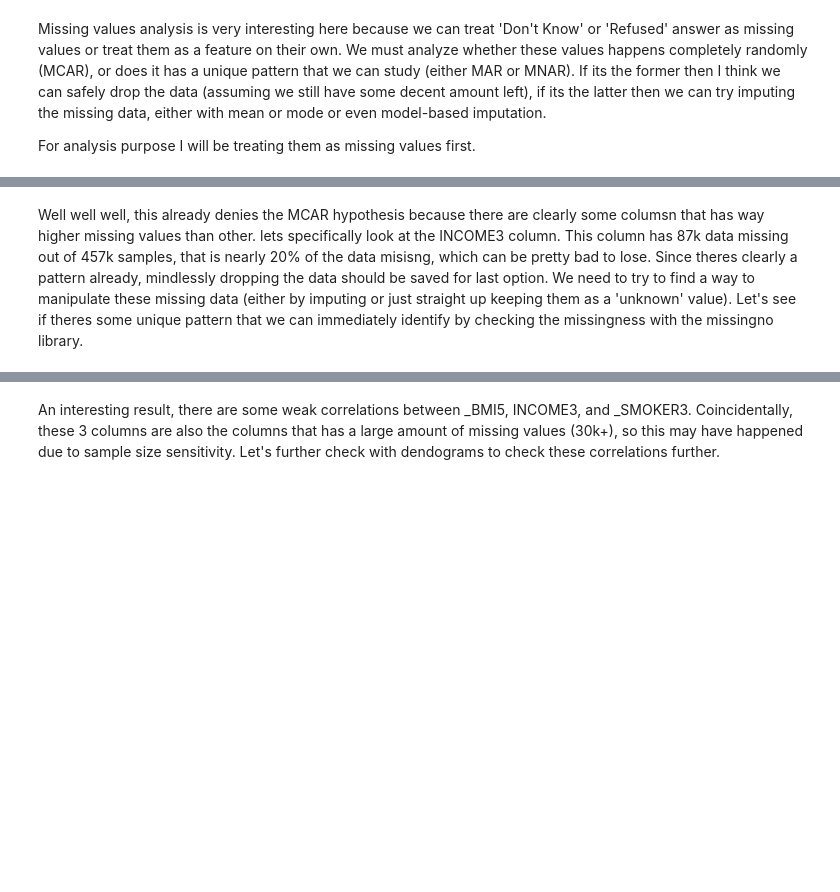
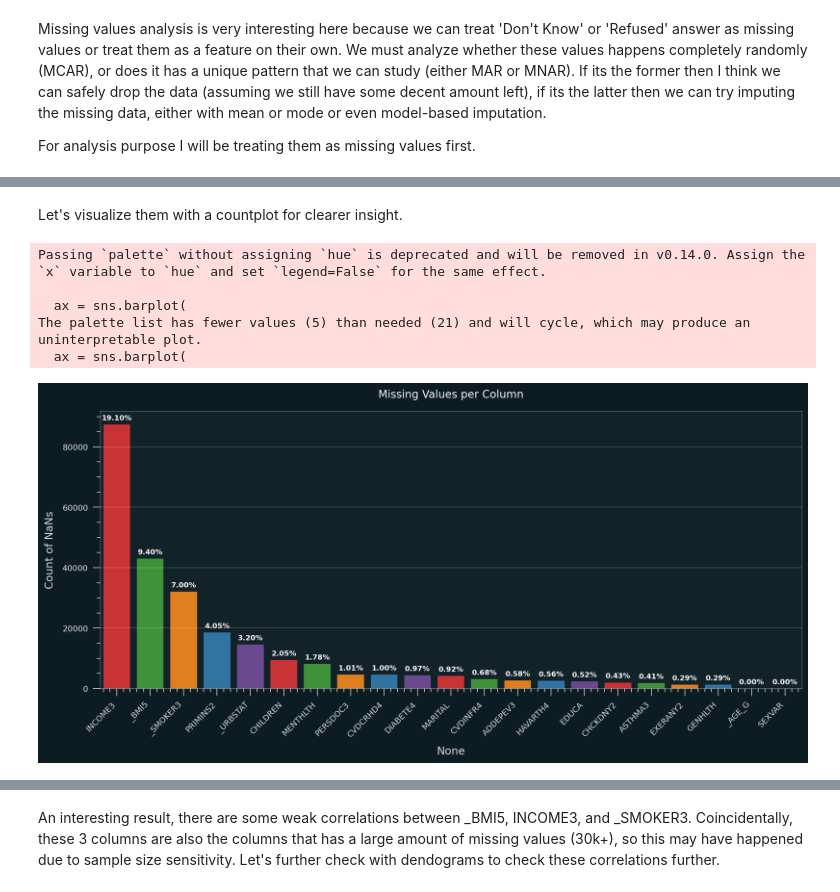
Before and after one commit to yukienjoyer7/Diabetes-Early-Diagnosis-BRFSS-2024, a Jupyter notebook: EDA_Modelling_Dion.ipynb, the cells around one changed output, grey strips where cells are left out. Drawn from its saved outputs; the diff is of its cells as text; code cells hidden in the pictures; blank space fills up the shorter version.

Commit message:
feat: add preprocessing analysis on EDA_MODELLING

```diff
--- a/EDA_Modelling_Dion.ipynb
+++ b/EDA_Modelling_Dion.ipynb
@@ -170,2 +241,39 @@ df_miss.isna().sum()
 # %% [markdown]
-Well well well, this already denies the MCAR hypothesis because there are clearly some columsn that has way higher missing values than other. lets specifically look at the INCOME3 column. This column has 87k data missing out of 457k samples, that is nearly 20% of the data misisng, which can be pretty bad to lose. Since theres clearly a pattern already, mindlessly dropping the data should be saved for last option. We need to try to find a way to manipulate these missing data (either by imputing or just straight up keeping them as a 'unknown' value). Let's see if theres some unique pattern that we can immediately identify by checking the missingness with the missingno library.
+Let's visualize them with a countplot for clearer insight.
+# %%
+missing_counts = df_miss.isna().sum().sort_values(ascending=False)
+
+plt.figure(figsize=(12, 6))
+
+colors = ['C0', 'C1', 'C2', 'C3', 'C4']
+
+ax = sns.barplot(
+    x=missing_counts.index,
+    y=missing_counts.values,
+    palette=colors
+)
+
+plt.title('Missing Values per Column')
+plt.xticks(rotation=45, ha='right')
+plt.ylabel('Count of NaNs')
+
+for p in ax.patches:
+    percentage = (p.get_height() / len(df_miss)) * 100
+
+    ax.annotate(f'{percentage:.2f}%',
+                (p.get_x() + p.get_width() / 2., p.get_height()),
+                ha='center', va='baseline',
+                fontsize=8, fontweight='bold',
+                xytext=(0, 5),
+                textcoords='offset points')
+
+plt.savefig(f"./outputs/modelling/missing_values.png", dpi=300, transparent=True, bbox_inches='tight',pad_inches=0.1, format='png')
+plt.tight_layout()
+plt.show()
+# %% [output]
+Passing `palette` without assigning `hue` is deprecated and will be removed in v0.14.0. Assign the `x` variable to `hue` and set `legend=False` for the same effect.
+
+  ax = sns.barplot(
+The palette list has fewer values (5) than needed (21) and will cycle, which may produce an uninterpretable plot.
+  ax = sns.barplot(
+[figure, added]
```
Also changed, not shown: parts of 53 cells of this notebook, 17 other files.
